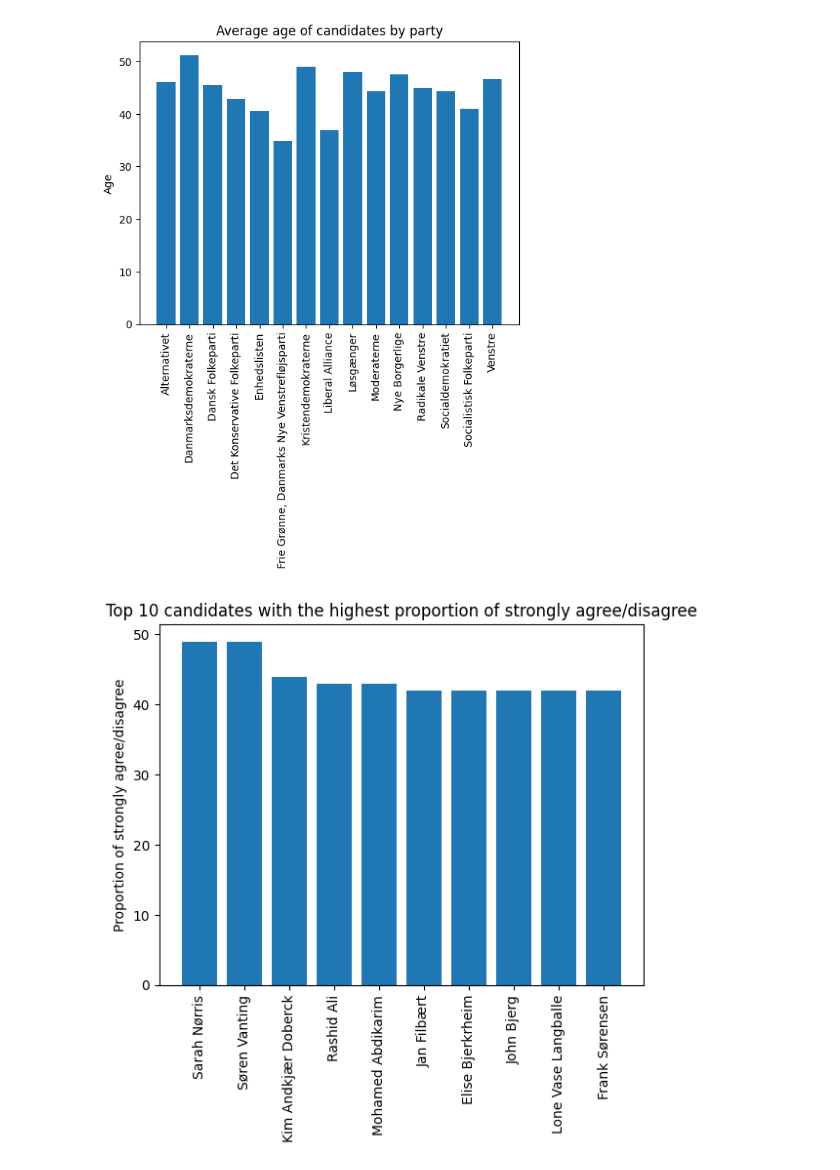
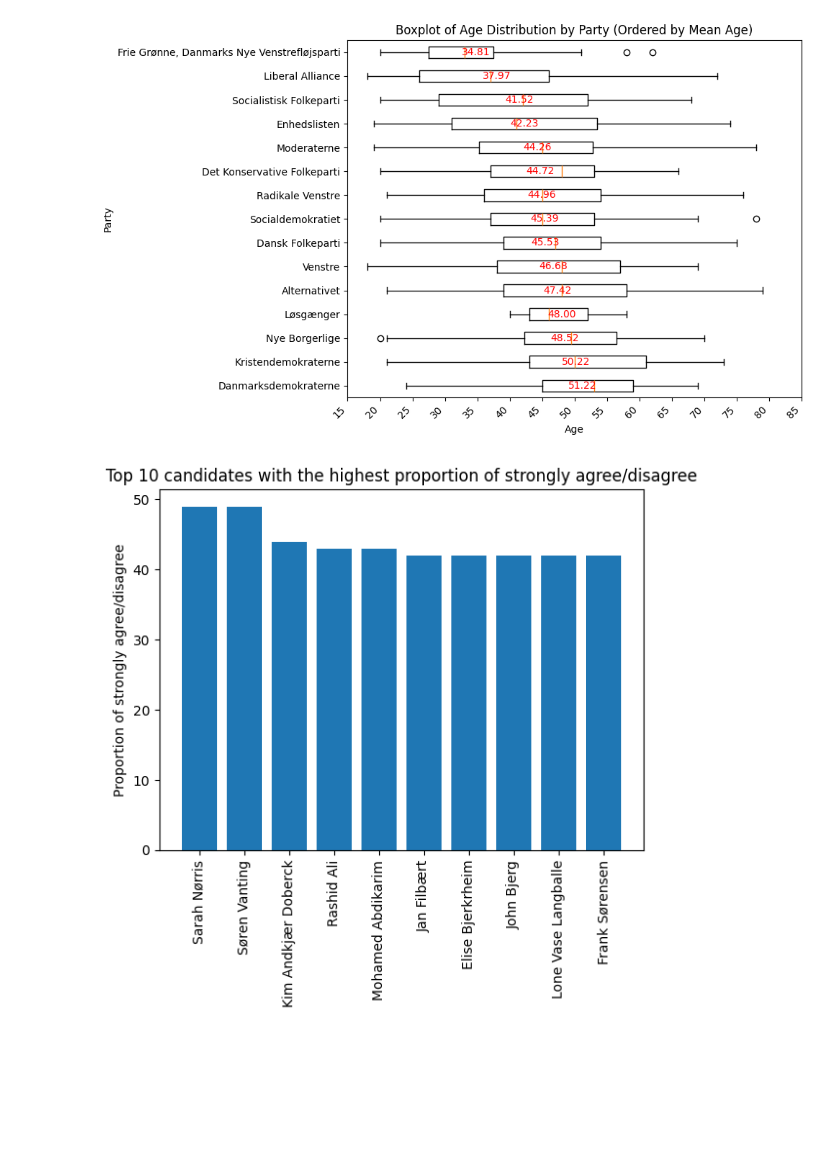
Before and after one commit to MAL-flowdemort/assignment_2, a Jupyter notebook: Candidate Test 2022 I.ipynb, the cells around one changed output. Cells and saved outputs as stored; diff of their text form; code cells hidden in the pictures; blank space fills up the shorter version.

Commit message:
changed age plot

```diff
--- a/Candidate Test 2022 I.ipynb
+++ b/Candidate Test 2022 I.ipynb
@@ -54,30 +54,43 @@ Others have undertaken similar analyses. You can draw inspiration from the follo
 - [Candidate Test 2022 – A deep dive into the data](https://kwedel.github.io/kandidattest2022/)
 - [The Political Landscape 2019](https://kwedel.github.io/kandidattest2019/)
 # %%
-# Age of candidates grouped by parties
-
 import pandas as pd
 import matplotlib.pyplot as plt
-import numpy as np
 
-# Read the data from xlsx file called alldata.xslx
-data = pd.read_excel('alldata.xlsx')
+# Load data from your excel file
+df = pd.read_excel("alldata.xlsx")
 
-# Group by party and calculate the average age
-age = data.groupby('parti')['alder'].mean()
+# Drop the rows where alder is 0 from the main dataframe
+df = df[df["alder"] != 0]
 
-# Plot the data
-plt.bar(age.index, age)
-plt.xticks(rotation=90)
-plt.ylabel('Age')
-plt.title('Average age of candidates by party')
+# Group data by party and calculate mean age
+grouped_df = df.groupby("parti")
+mean_ages = grouped_df["alder"].mean()
+
+# Sort parties and data by mean age in descending order
+sorted_parties = mean_ages.sort_values(ascending=False).index.to_list()
+data_by_party = {party: list(grouped_df.get_group(party)["alder"]) for party in sorted_parties}
+
+# Create the figure and boxplot
+plt.figure(figsize=(10, 6))
+plt.boxplot(data_by_party.values(), labels=sorted_parties, vert=False)
+
+# Add mean age annotations
+for party, mean_age in mean_ages.items():
+    plt.text(mean_age, sorted_parties.index(party) + 1, f"{mean_age:.2f}", ha="center", va="center", color="red")
+
+xtick_values = list(range(15, 90, 5))
+
+# Customize the plot
+plt.xlabel("Age")
+plt.ylabel("Party")
+plt.title("Boxplot of Age Distribution by Party (Ordered by Mean Age)")
+plt.xticks(xtick_values, rotation=45, ha="right")
+
+plt.tight_layout()
 plt.show()
-
-# On this graph we can see the average age of candidates by party.
-# Oldest average age has the Denmarsdemokraterne party
-# The youngest is the Venstrefløjensparti
 # %% [output]
-[figure, old version]
+[figure, new version]
 # %%
 # Read the data from xlsx file called alldata.xslx and remove the following columns: alder, parti, storkreds
 data = pd.read_excel('alldata.xlsx').drop(columns=['alder', 'parti', 'storkreds'])
```
